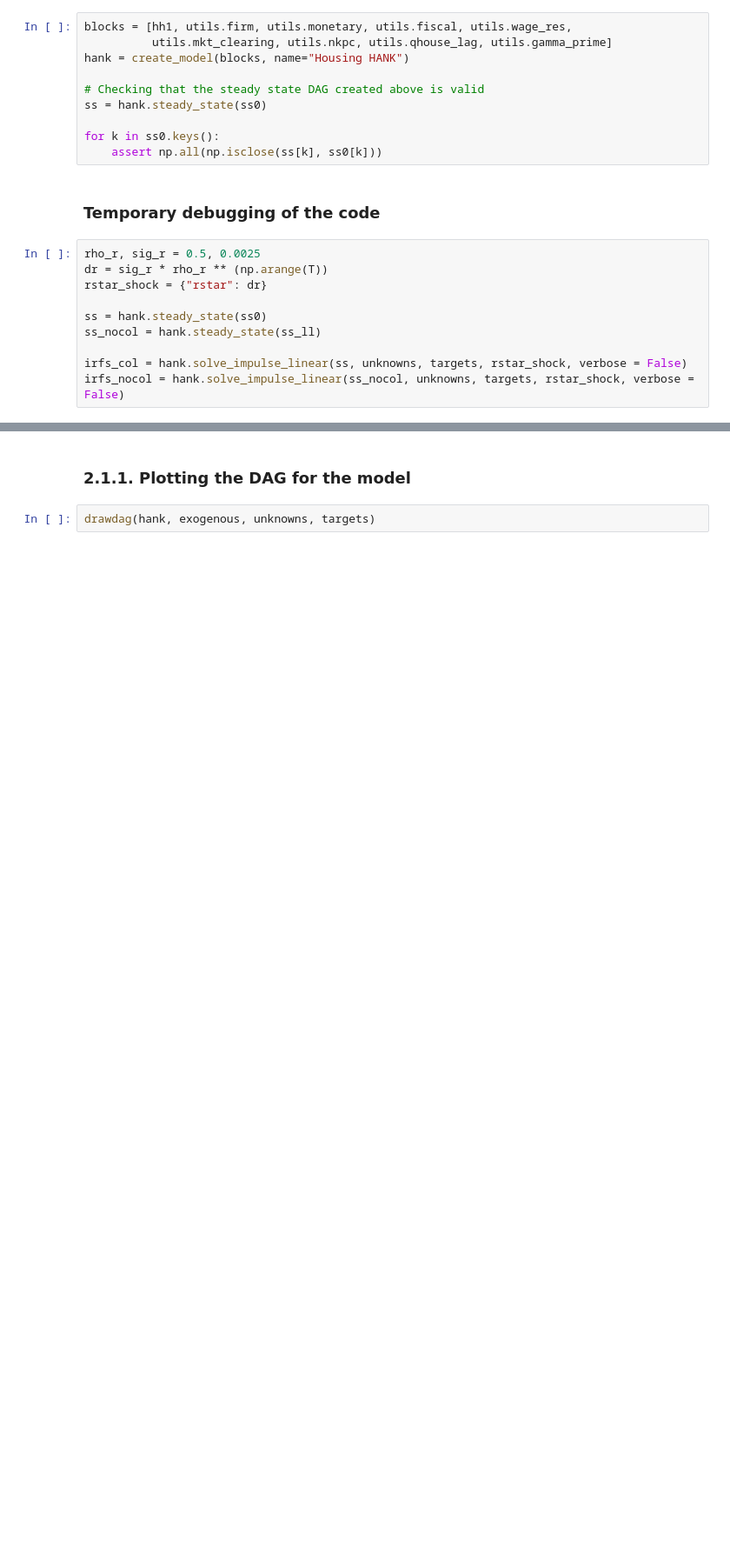
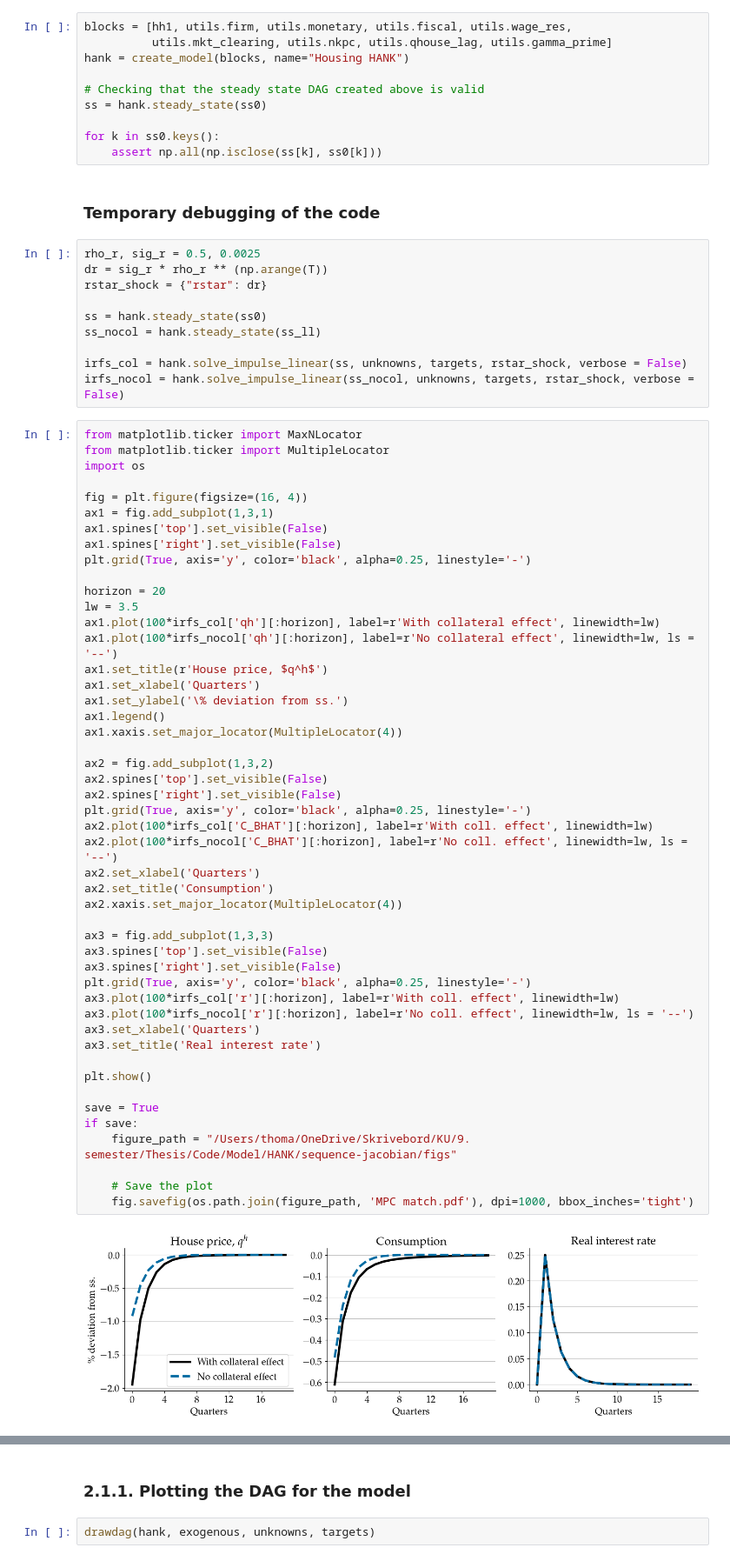
Before and after one commit to thom364e/sequence-jacobian, a Jupyter notebook: notebooks/housing_main_v2.ipynb, the cells around one changed output, grey strips where cells are left out. Shown at 87% size. Cells and saved outputs as stored; diff of their text form; blank space fills up the shorter version.

```diff
--- a/notebooks/housing_main_v2.ipynb
+++ b/notebooks/housing_main_v2.ipynb
@@ -598,6 +683,56 @@ ss_nocol = hank.steady_state(ss_ll)
 
 irfs_col = hank.solve_impulse_linear(ss, unknowns, targets, rstar_shock, verbose = False)
 irfs_nocol = hank.solve_impulse_linear(ss_nocol, unknowns, targets, rstar_shock, verbose = False)
+# %%
+from matplotlib.ticker import MaxNLocator
+from matplotlib.ticker import MultipleLocator
+import os
+
+fig = plt.figure(figsize=(16, 4))
+ax1 = fig.add_subplot(1,3,1)
+ax1.spines['top'].set_visible(False)
+ax1.spines['right'].set_visible(False)
+plt.grid(True, axis='y', color='black', alpha=0.25, linestyle='-')
+
+horizon = 20
+lw = 3.5
+ax1.plot(100*irfs_col['qh'][:horizon], label=r'With collateral effect', linewidth=lw)
+ax1.plot(100*irfs_nocol['qh'][:horizon], label=r'No collateral effect', linewidth=lw, ls = '--')
+ax1.set_title(r'House price, $q^h$')
+ax1.set_xlabel('Quarters')
+ax1.set_ylabel('\% deviation from ss.')
+ax1.legend()
+ax1.xaxis.set_major_locator(MultipleLocator(4))
+
+ax2 = fig.add_subplot(1,3,2)
+ax2.spines['top'].set_visible(False)
+ax2.spines['right'].set_visible(False)
+plt.grid(True, axis='y', color='black', alpha=0.25, linestyle='-')
+ax2.plot(100*irfs_col['C_BHAT'][:horizon], label=r'With coll. effect', linewidth=lw)
+ax2.plot(100*irfs_nocol['C_BHAT'][:horizon], label=r'No coll. effect', linewidth=lw, ls = '--')
+ax2.set_xlabel('Quarters')
+ax2.set_title('Consumption')
+ax2.xaxis.set_major_locator(MultipleLocator(4))
+
+ax3 = fig.add_subplot(1,3,3)
+ax3.spines['top'].set_visible(False)
+ax3.spines['right'].set_visible(False)
+plt.grid(True, axis='y', color='black', alpha=0.25, linestyle='-')
+ax3.plot(100*irfs_col['r'][:horizon], label=r'With coll. effect', linewidth=lw)
+ax3.plot(100*irfs_nocol['r'][:horizon], label=r'No coll. effect', linewidth=lw, ls = '--')
+ax3.set_xlabel('Quarters')
+ax3.set_title('Real interest rate')
+
+plt.show()
+
+save = True
+if save:
+    figure_path = "/Users/thoma/OneDrive/Skrivebord/KU/9. semester/Thesis/Code/Model/HANK/sequence-jacobian/figs"
+
+    # Save the plot
+    fig.savefig(os.path.join(figure_path, 'MPC match.pdf'), dpi=1000, bbox_inches='tight')
+# %% [output]
+[figure, added]
 # %%
 utils.show_irfs([irfs_col, irfs_nocol], ['Y', 'qh', 'C_BHAT', 'pi', 'r', 'w',
                                         'wage_res', 'asset_mkt', 'goods_mkt', 'CHI', 'N', 'B_BHAT'],
```
Also changed, not shown: parts of 24 cells of this notebook, 8 other files.
